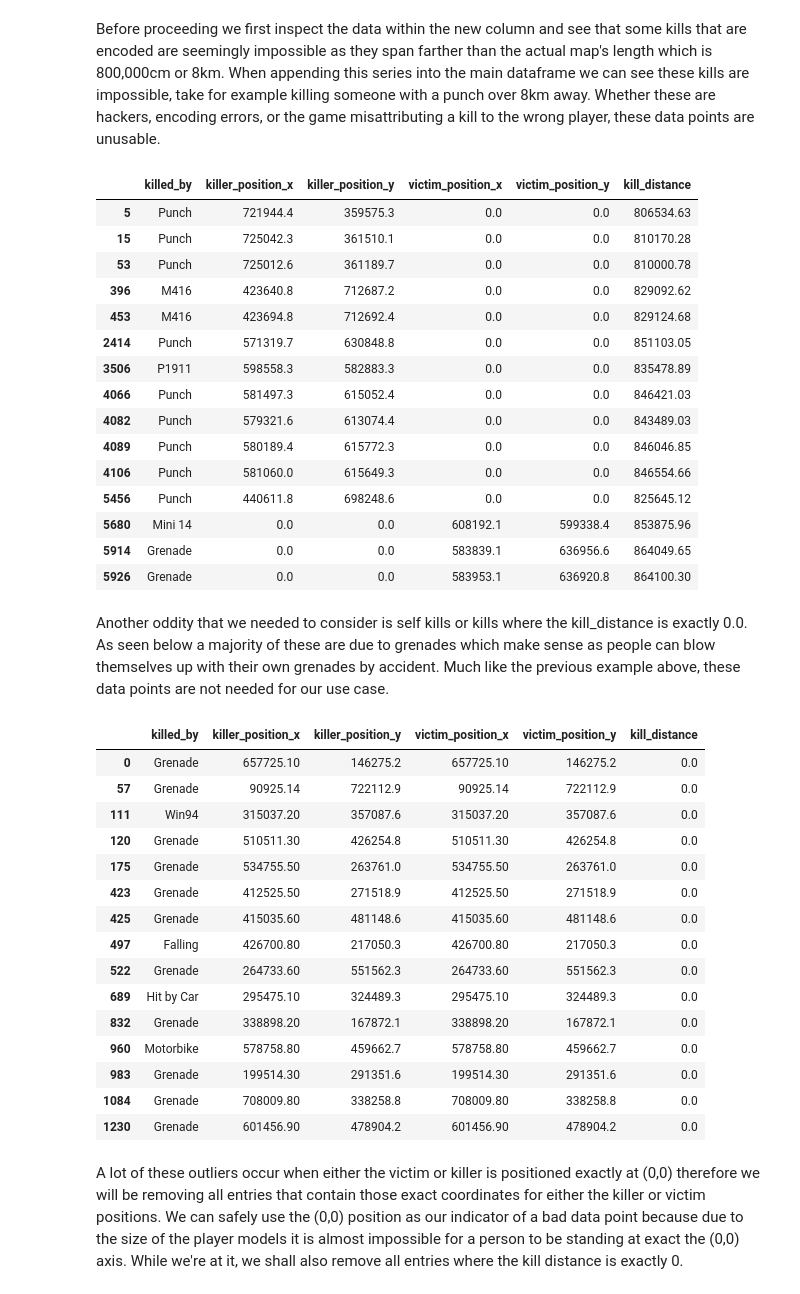
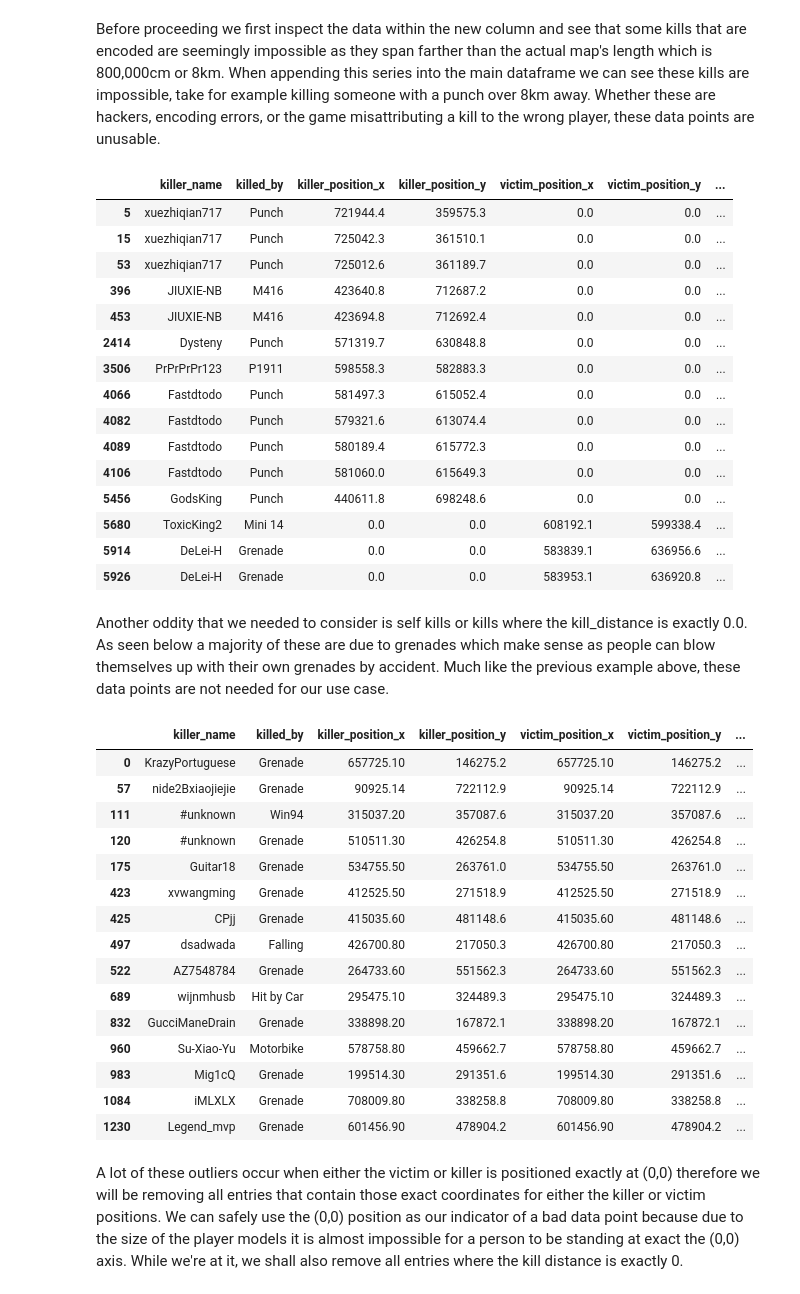
Before and after one commit to Shoofy32/CSMODEL, a Jupyter notebook: CSMODEL.ipynb, the cells around one changed output. Drawn from its saved outputs; the diff is of its cells as text; code cells hidden in the pictures.

```diff
--- a/CSMODEL.ipynb
+++ b/CSMODEL.ipynb
@@ -145,7 +146,7 @@ PUBG_death_df = pd.concat([PUBG_death1_df,PUBG_death2_df,PUBG_death3_df])
 Next we proceed by dropping rows that contain empty values which are quite numerous since players dying via in game mechanics like drowning or being outside the safe zone leave columns 2-5 empty as there is no player data to encode as the killer. We then also drop other columns we don't need such as match metadata and player names.
 # %%
 PUBG_death_df = PUBG_death_df.dropna()
-PUBG_death_df = PUBG_death_df.drop(columns=['killer_name','map','match_id','victim_name','victim_placement'])
+PUBG_death_df = PUBG_death_df.drop(columns=['map','match_id','victim_name','victim_placement'])
 # %% [markdown]
 Next we create a new column that calculates the distance between a killer and their victim. We can use the euclidean distance formula since we are given x and y coordinates. We shall also round this resulting distance to 2 decimal places for the sake of readability.
 # %%
@@ -157,49 +158,49 @@ Before proceeding we first inspect the data within the new column and see that s
 # %%
 PUBG_death_df['kill_distance'] = dist
 
 PUBG_death_df[PUBG_death_df['kill_distance'] > 800000][
-    ['killed_by','killer_position_x', 'killer_position_y', 'victim_position_x', 'victim_position_y','kill_distance']
+    ['killer_name', 'killed_by', 'killer_position_x', 'killer_position_y', 'victim_position_x', 'victim_position_y','kill_distance']
 ].head(15)
 # %% [output]
-|  | killed_by | killer_position_x | killer_position_y | victim_position_x | victim_position_y | kill_distance |
-| 5 | Punch | 721944.4 | 359575.3 | 0.0 | 0.0 | 806534.63 |
-| 15 | Punch | 725042.3 | 361510.1 | 0.0 | 0.0 | 810170.28 |
-| 53 | Punch | 725012.6 | 361189.7 | 0.0 | 0.0 | 810000.78 |
-| 396 | M416 | 423640.8 | 712687.2 | 0.0 | 0.0 | 829092.62 |
-| 453 | M416 | 423694.8 | 712692.4 | 0.0 | 0.0 | 829124.68 |
-| 2414 | Punch | 571319.7 | 630848.8 | 0.0 | 0.0 | 851103.05 |
-| 3506 | P1911 | 598558.3 | 582883.3 | 0.0 | 0.0 | 835478.89 |
-| 4066 | Punch | 581497.3 | 615052.4 | 0.0 | 0.0 | 846421.03 |
-| 4082 | Punch | 579321.6 | 613074.4 | 0.0 | 0.0 | 843489.03 |
-| 4089 | Punch | 580189.4 | 615772.3 | 0.0 | 0.0 | 846046.85 |
-| 4106 | Punch | 581060.0 | 615649.3 | 0.0 | 0.0 | 846554.66 |
-| 5456 | Punch | 440611.8 | 698248.6 | 0.0 | 0.0 | 825645.12 |
-| 5680 | Mini 14 | 0.0 | 0.0 | 608192.1 | 599338.4 | 853875.96 |
-| 5914 | Grenade | 0.0 | 0.0 | 583839.1 | 636956.6 | 864049.65 |
-| 5926 | Grenade | 0.0 | 0.0 | 583953.1 | 636920.8 | 864100.30 |
+|  | killer_name | killed_by | killer_position_x | killer_position_y | victim_position_x | victim_position_y | ... |
+| 5 | xuezhiqian717 | Punch | 721944.4 | 359575.3 | 0.0 | 0.0 | ... |
+| 15 | xuezhiqian717 | Punch | 725042.3 | 361510.1 | 0.0 | 0.0 | ... |
+| 53 | xuezhiqian717 | Punch | 725012.6 | 361189.7 | 0.0 | 0.0 | ... |
+| 396 | JIUXIE-NB | M416 | 423640.8 | 712687.2 | 0.0 | 0.0 | ... |
+| 453 | JIUXIE-NB | M416 | 423694.8 | 712692.4 | 0.0 | 0.0 | ... |
+| 2414 | Dysteny | Punch | 571319.7 | 630848.8 | 0.0 | 0.0 | ... |
+| 3506 | PrPrPrPr123 | P1911 | 598558.3 | 582883.3 | 0.0 | 0.0 | ... |
+| 4066 | Fastdtodo | Punch | 581497.3 | 615052.4 | 0.0 | 0.0 | ... |
+| 4082 | Fastdtodo | Punch | 579321.6 | 613074.4 | 0.0 | 0.0 | ... |
+| 4089 | Fastdtodo | Punch | 580189.4 | 615772.3 | 0.0 | 0.0 | ... |
+| 4106 | Fastdtodo | Punch | 581060.0 | 615649.3 | 0.0 | 0.0 | ... |
+| 5456 | GodsKing | Punch | 440611.8 | 698248.6 | 0.0 | 0.0 | ... |
+| 5680 | ToxicKing2 | Mini 14 | 0.0 | 0.0 | 608192.1 | 599338.4 | ... |
+| 5914 | DeLei-H | Grenade | 0.0 | 0.0 | 583839.1 | 636956.6 | ... |
+| 5926 | DeLei-H | Grenade | 0.0 | 0.0 | 583953.1 | 636920.8 | ... |
 # %% [markdown]
 Another oddity that we needed to consider is self kills or kills where the kill_distance is exactly 0.0. As seen below a majority of these are due to grenades which make sense as people can blow themselves up with their own grenades by accident. Much like the previous example above, these data points are not needed for our use case.
 # %%
 PUBG_death_df[PUBG_death_df['kill_distance'] == 0][
-    ['killed_by','killer_position_x', 'killer_position_y', 'victim_position_x', 'victim_position_y','kill_distance']
+    ['killer_name', 'killed_by','killer_position_x', 'killer_position_y', 'victim_position_x', 'victim_position_y','kill_distance']
 ].head(15)
 # %% [output]
-|  | killed_by | killer_position_x | killer_position_y | victim_position_x | victim_position_y | kill_distance |
-| 0 | Grenade | 657725.10 | 146275.2 | 657725.10 | 146275.2 | 0.0 |
-| 57 | Grenade | 90925.14 | 722112.9 | 90925.14 | 722112.9 | 0.0 |
-| 111 | Win94 | 315037.20 | 357087.6 | 315037.20 | 357087.6 | 0.0 |
-| 120 | Grenade | 510511.30 | 426254.8 | 510511.30 | 426254.8 | 0.0 |
-| 175 | Grenade | 534755.50 | 263761.0 | 534755.50 | 263761.0 | 0.0 |
-| 423 | Grenade | 412525.50 | 271518.9 | 412525.50 | 271518.9 | 0.0 |
-| 425 | Grenade | 415035.60 | 481148.6 | 415035.60 | 481148.6 | 0.0 |
-| 497 | Falling | 426700.80 | 217050.3 | 426700.80 | 217050.3 | 0.0 |
-| 522 | Grenade | 264733.60 | 551562.3 | 264733.60 | 551562.3 | 0.0 |
-| 689 | Hit by Car | 295475.10 | 324489.3 | 295475.10 | 324489.3 | 0.0 |
-| 832 | Grenade | 338898.20 | 167872.1 | 338898.20 | 167872.1 | 0.0 |
-| 960 | Motorbike | 578758.80 | 459662.7 | 578758.80 | 459662.7 | 0.0 |
-| 983 | Grenade | 199514.30 | 291351.6 | 199514.30 | 291351.6 | 0.0 |
-| 1084 | Grenade | 708009.80 | 338258.8 | 708009.80 | 338258.8 | 0.0 |
-| 1230 | Grenade | 601456.90 | 478904.2 | 601456.90 | 478904.2 | 0.0 |
+|  | killer_name | killed_by | killer_position_x | killer_position_y | victim_position_x | victim_position_y | ... |
+| 0 | KrazyPortuguese | Grenade | 657725.10 | 146275.2 | 657725.10 | 146275.2 | ... |
+| 57 | nide2Bxiaojiejie | Grenade | 90925.14 | 722112.9 | 90925.14 | 722112.9 | ... |
+| 111 | #unknown | Win94 | 315037.20 | 357087.6 | 315037.20 | 357087.6 | ... |
+| 120 | #unknown | Grenade | 510511.30 | 426254.8 | 510511.30 | 426254.8 | ... |
+| 175 | Guitar18 | Grenade | 534755.50 | 263761.0 | 534755.50 | 263761.0 | ... |
+| 423 | xvwangming | Grenade | 412525.50 | 271518.9 | 412525.50 | 271518.9 | ... |
+| 425 | CPjj | Grenade | 415035.60 | 481148.6 | 415035.60 | 481148.6 | ... |
+| 497 | dsadwada | Falling | 426700.80 | 217050.3 | 426700.80 | 217050.3 | ... |
+| 522 | AZ7548784 | Grenade | 264733.60 | 551562.3 | 264733.60 | 551562.3 | ... |
+| 689 | wijnmhusb | Hit by Car | 295475.10 | 324489.3 | 295475.10 | 324489.3 | ... |
+| 832 | GucciManeDrain | Grenade | 338898.20 | 167872.1 | 338898.20 | 167872.1 | ... |
+| 960 | Su-Xiao-Yu | Motorbike | 578758.80 | 459662.7 | 578758.80 | 459662.7 | ... |
+| 983 | Mig1cQ | Grenade | 199514.30 | 291351.6 | 199514.30 | 291351.6 | ... |
+| 1084 | iMLXLX | Grenade | 708009.80 | 338258.8 | 708009.80 | 338258.8 | ... |
+| 1230 | Legend_mvp | Grenade | 601456.90 | 478904.2 | 601456.90 | 478904.2 | ... |
 # %% [markdown]
 A lot of these outliers occur when either the victim or killer is positioned exactly at (0,0) therefore we will be removing all entries that contain those exact coordinates for either the killer or victim positions. We can safely use the (0,0) position as our indicator of a bad data point because due to the size of the player models it is almost impossible for a person to be standing at exact the (0,0) axis. While we're at it, we shall also remove all entries where the kill distance is exactly 0.
 # %%
```
Also changed, not shown: parts of 10 cells of this notebook.
